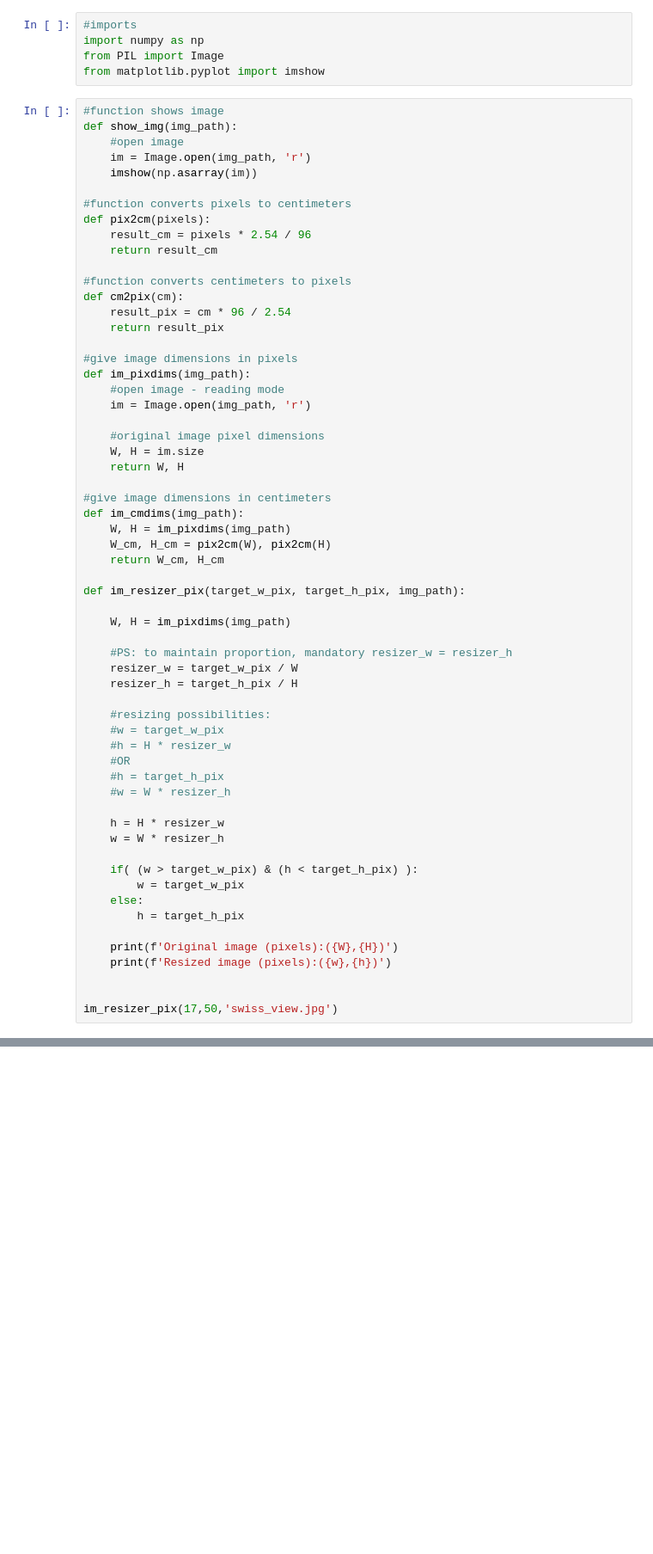
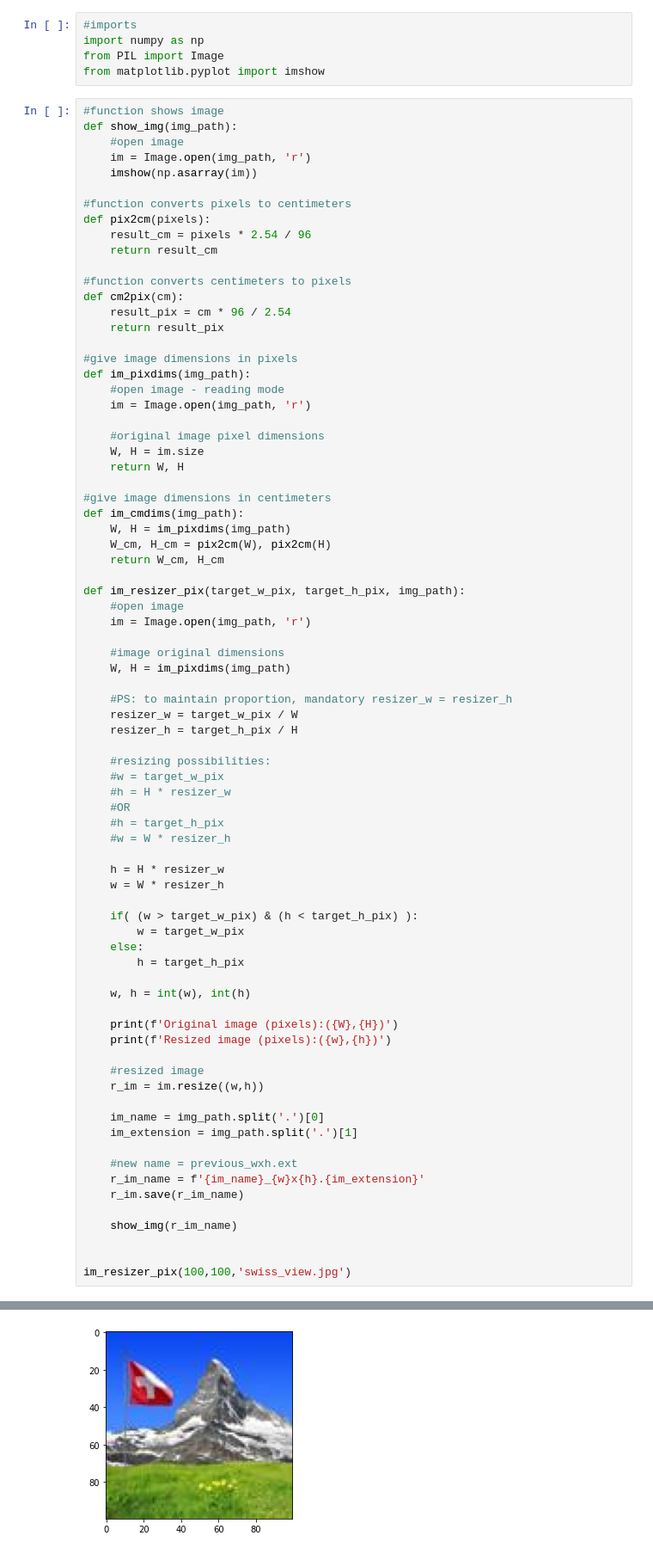
Before and after one commit to lucastsc/DataScience, a Jupyter notebook: resize_image.ipynb, the cells around one changed output, grey strips where cells are left out. Shown: that part at 86% size. Drawn from its saved outputs; the diff is of its cells as text; blank space fills up the shorter version.

Commit message:
feat: complete image resizer in pixels

```diff
--- a/resize_image.ipynb
+++ b/resize_image.ipynb
@@ -36,7 +36,10 @@ def im_cmdims(img_path):
     return W_cm, H_cm
 
 def im_resizer_pix(target_w_pix, target_h_pix, img_path):
+    #open image
+    im = Image.open(img_path, 'r')
 
+    #image original dimensions
     W, H = im_pixdims(img_path)
 
     #PS: to maintain proportion, mandatory resizer_w = resizer_h
@@ -58,10 +61,24 @@ def im_resizer_pix(target_w_pix, target_h_pix, img_path):
     else:
         h = target_h_pix
 
+    w, h = int(w), int(h)
+
     print(f'Original image (pixels):({W},{H})')
     print(f'Resized image (pixels):({w},{h})')
 
+    #resized image
+    r_im = im.resize((w,h))
 
-im_resizer_pix(17,50,'swiss_view.jpg')
+    im_name = img_path.split('.')[0]
+    im_extension = img_path.split('.')[1]
+
+    #new name = previous_wxh.ext
+    r_im_name = f'{im_name}_{w}x{h}.{im_extension}'
+    r_im.save(r_im_name)
+
+    show_img(r_im_name)
+
+
+im_resizer_pix(100,100,'swiss_view.jpg')
 # %% [output]
 Original image (pixels):(400,400)
@@ -68,0 +86 @@ Resized image (pixels):(17,17.0)
+[figure, added]
```
Also changed, not shown: parts of 1 cell of this notebook, 1 other file.
